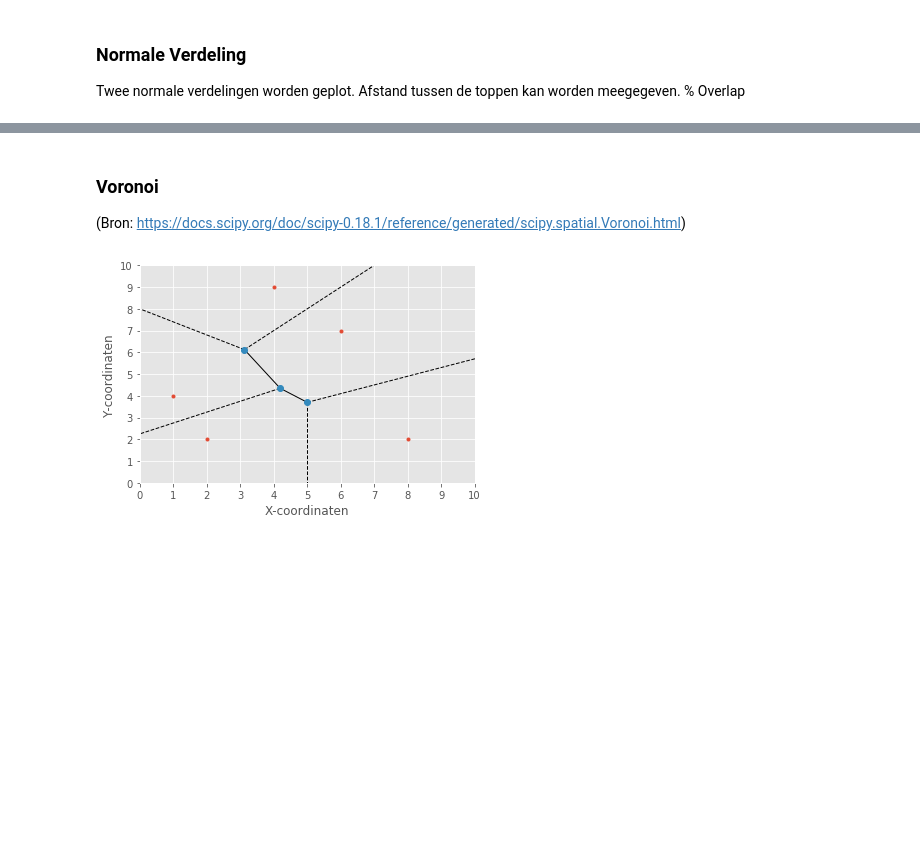
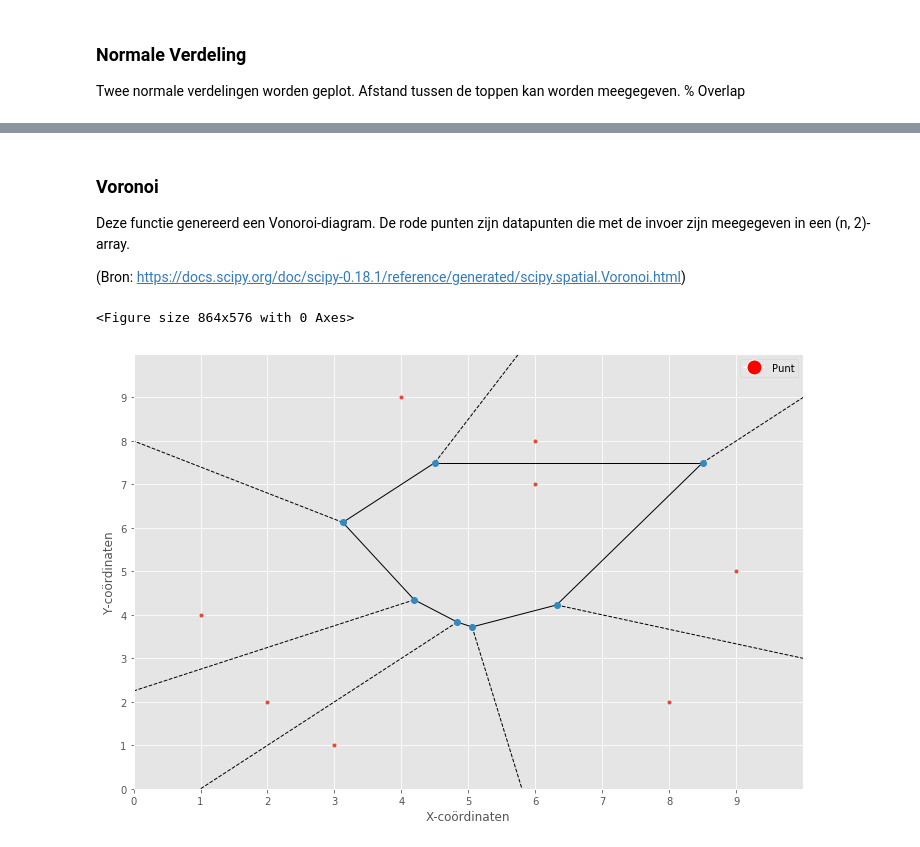
Before and after one commit to Denbergvanthijs/IPASS, a Jupyter notebook: main.ipynb, the cells around one changed output, grey strips where cells are left out. Cells and saved outputs as stored; diff of their text form; code cells hidden in the pictures; blank space fills up the shorter version.

```diff
--- a/main.ipynb
+++ b/main.ipynb
@@ -46,22 +56,29 @@ normaleVerdeling(0, 1, 4)
 # %% [markdown]
 ### Voronoi
+Deze functie genereerd een Vonoroi-diagram. De rode punten zijn datapunten die met de invoer zijn meegegeven in een (n, 2)-array.
+
 (Bron: https://docs.scipy.org/doc/scipy-0.18.1/reference/generated/scipy.spatial.Voronoi.html)
-# %%
-points = np.array([[8, 2], [1, 4], [2, 2], [4, 9], [6, 7]])
-vor = Voronoi(points)
-voronoi_plot_2d(vor)
-
-plt.xlim(0, 10)
-plt.ylim(0, 10)
-plt.xticks(np.arange(0, 11))
-plt.yticks(np.arange(0, 11))
-plt.xlabel("X-coordinaten")
-plt.ylabel("Y-coordinaten")
-plt.show()
-
-# print(vor.vertices)  # Dikke lijnen
-# print(vor.regions)
-# print(vor.ridge_vertices)
-# print(vor.ridge_points)
-# %% [output]
-[figure, removed]
+# %%
+def plotVonoroi(punten):
+    """Plot een Vonoroi-diagram ter grote van de maximale x en y-coördinaten."""
+    plt.clf()
+    vorPlot(Voronoi(punten))
+
+    plt.xlim(0, max(punten[:, 0])+1)
+    plt.ylim(0, max(punten[:, 1])+1)
+    plt.xticks(np.arange(0, max(punten[:, 0])+1))
+    plt.yticks(np.arange(0, max(punten[:, 1])+1))
+    plt.xlabel("X-coördinaten")
+    plt.ylabel("Y-coördinaten")
+    plt.legend(handles=[mlines.Line2D([0], [0], marker='o', color='w', label='Punt',
+                          markerfacecolor='r', markersize=15)])
+    plt.show()
+
+
+punten = np.array([[8, 2], [1, 4], [2, 2], [4, 9], [6, 7], [6, 8], [3, 1], [9, 5]])
+# punten = np.random.randint(10, size=(8, 2))
+
+plotVonoroi(punten)
+# %% [output]
+<Figure size 864x576 with 0 Axes>
+[figure, added]
```
Also changed, not shown: parts of 8 cells of this notebook, 2 other files.
